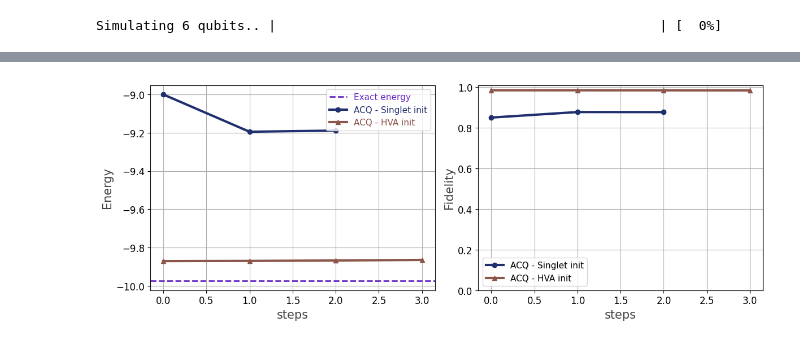
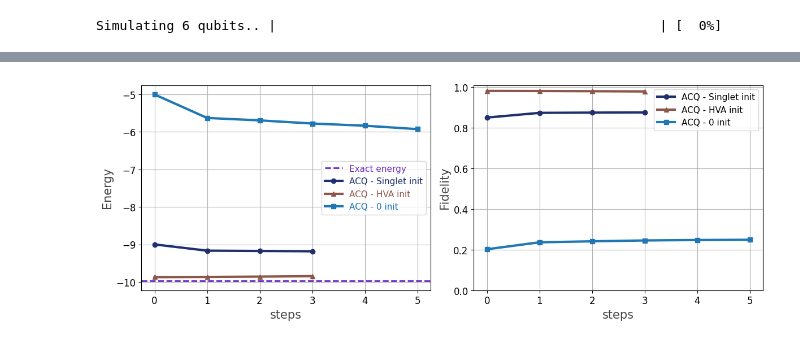
Before and after one commit to LucaYoy/ACQ, a Jupyter notebook: DBF/example_Heisenberg_DBF.ipynb, the cells around one changed output, grey strips where cells are left out. Drawn from its saved outputs; the diff is of its cells as text; code cells hidden in the pictures.

```diff
--- a/DBF/example_Heisenberg_DBF.ipynb
+++ b/DBF/example_Heisenberg_DBF.ipynb
@@ -74,6 +73,11 @@ def ansatz(qv, theta):
 
 HVA = VQEProblem(H, ansatz, 2, init_function=U_singlet)
 U_HVA = HVA.train_function(QuantumVariable(G.number_of_nodes()), depth=1, max_iter=100)
+def U_0(qv):
+    for i in range(qv.size):
+        if i%2==0:
+            x(qv[i])
+
 
 # Calculate energy for HVA
 def state_prep_hva():
@@ -85,6 +89,11 @@ def state_prep_singlet():
     qv = QuantumVariable(L)
     U_singlet(qv)
     return qv
+
+def state_prep_0():
+    qv = QuantumVariable(L)
+    U_0(qv)
+    return qv
 # %% [output]
 Simulating 6 qubits.. |                                                 | [  0%]
 # %%
@@ -149,16 +181,18 @@ results[0]['circuit_data'], results[1]['circuit_data']
 # %%
 qc_singlet = state_prep_singlet().qs.compile()
 qc_hva = state_prep_hva().qs.compile()
+qc_0 = state_prep_0().qs.compile()
 psi_0_singlet = sp.csc_matrix(np.real_if_close(get_statevector(qc_singlet,L).reshape(-1,1)))
 psi_0_hva = sp.csc_matrix(get_statevector(qc_hva,L).reshape(-1,1))
-
+psi_0 = sp.csc_matrix(get_statevector(qc_0,L).reshape(-1,1))
 #ACQ evolution
 D=4
-dt = 0.05
-N = 100
+dt = 0.1
+N = 11
 print("Computing ACQ")
 E_ACQ_singlet,psi_ACQ_singlet,indx_acq_singlet,times_acq_singlet,a_acq_singlet = evol.ACQ(L,H_acq,H_trot_acq,D,psi_0_singlet,N,dt,methodLS='LU')
 E_ACQ_hva,psi_ACQ_hva,indx_acq_hva,times_acq_hva,a_acq_hva = evol.ACQ(L,H_acq,H_trot_acq,D,psi_0_hva,N,dt,methodLS='LU')
+E_ACQ_0,psi_ACQ_0,indx_acq_0,times_acq_0,a_acq_0 = evol.ACQ(L,H_acq,H_trot_acq,D,psi_0,N,dt,methodLS='LU')
 # %% [output]
 Simulating 6 qubits.. |                                                 | [  0%]Computing ACQ
 Using Real Pauli Strings
@@ -181,11 +222,14 @@ circuit_ops_singlet = {}
 circuits_singlet = {}
 circuit_ops_hva = {}
 circuits_hva = {}
+circuit_ops_0 = {}
+circuits_0 = {}
 steps_acq_hva = len(a_acq_hva)
 steps_acq_singlet = len(a_acq_singlet)
+steps_acq_0 = len(a_acq_0)
 
 for step in range(steps_acq_singlet+1):
-    qc_singlet = build_acq_circuit_qrisp(L,D,2,PD,a_acq_singlet,times_acq_singlet,step,U_singlet,atol=1e-5,alpha=10,trotter_steps=2)
+    qc_singlet = build_acq_circuit_qrisp(L,D,2,PD,a_acq_singlet,times_acq_singlet,step,U_singlet,atol=1e-10,alpha=10,trotter_steps=2)
     tqc_singlet = qc_singlet.transpile(basis_gates=['cz','u'])
 
     circuits_singlet[step] = qc_singlet
@@ -198,6 +242,13 @@ for step in range(steps_acq_hva+1):
     circuits_hva[step] = qc_hva
     circuit_ops_hva[step] = tqc_hva.count_ops()
 
+for step in range(steps_acq_0+1):
+    qc_0 = build_acq_circuit_qrisp(L,D,2,PD,a_acq_0,times_acq_0,step,U_0,atol=1e-5,alpha=10,trotter_steps=2)
+    tqc_0 = qc_0.transpile(basis_gates=['cz','u'])
+
+    circuits_0[step] = qc_0
+    circuit_ops_0[step] = tqc_0.count_ops()
+
 results_acq = {
     'singlet': {
         'circuit_data': circuit_ops_singlet,
@@ -206,6 +257,10 @@ results_acq = {
     'HVA': {
         'circuit_data': circuit_ops_hva,
         'circuits': circuits_hva
+    },
+    '0': {
+        'circuit_data': circuit_ops_0,
+        'circuits': circuits_0
     }
 }
 # %%
@@ -216,33 +271,38 @@ fidelities_acq_singlet = [fidelity_pure(psigs, get_statevector(results_acq['sing
 
 energies_acq_hva = [compute_moments(get_statevector(results_acq['HVA']['circuits'][step],L),H_acq)[0] for step in range(steps_acq_hva+1)]
 fidelities_acq_hva = [fidelity_pure(psigs, get_statevector(results_acq['HVA']['circuits'][step],L).reshape(-1,1)) for step in range(steps_acq_hva+1)]
 
+energies_acq_0 = [compute_moments(get_statevector(results_acq['0']['circuits'][step],L),H_acq)[0] for step in range(steps_acq_0+1)]
+fidelities_acq_0 = [fidelity_pure(psigs, get_statevector(results_acq['0']['circuits'][step],L).reshape(-1,1)) for step in range(steps_acq_0+1)]
+
 fig, (ax1, ax2) = plt.subplots(1, 2, figsize=(12, 4.5))
 # Energy plot
 ax1.set_xlabel('steps', fontsize=15, color='#444444')
 ax1.set_ylabel('Energy', fontsize=15, color='#444444')
 ax1.axhline(y=E_gs, color='#6929C4', linestyle='--', linewidth=2, label='Exact energy')
 ax1.plot(range(steps_acq_singlet+1), energies_acq_singlet, c='#20306f', marker='o', linestyle='solid', linewidth=3, zorder=3, label='ACQ - Singlet init')
 ax1.plot(range(steps_acq_hva+1), energies_acq_hva, c='#8c564b', marker='^', linestyle='solid', linewidth=3, zorder=3, label='ACQ - HVA init')
+ax1.plot(range(steps_acq_0+1), energies_acq_0, c='#1f77b4', marker='s', linestyle='solid', linewidth=3, zorder=3, label='ACQ - 0 init')
 ax1.legend(fontsize=11, labelcolor='linecolor')
 ax1.tick_params(axis='both', labelsize=12)
 ax1.grid()
 
 # Fidelity plot
 ax2.set_xlabel('steps', fontsize=15, color='#444444')
 ax2.set_ylabel('Fidelity', fontsize=15, color='#444444')
 ax2.plot(range(steps_acq_singlet+1), fidelities_acq_singlet, c='#20306f', marker='o', linestyle='solid', linewidth=3, zorder=3, label='ACQ - Singlet init')
 ax2.plot(range(steps_acq_hva+1), fidelities_acq_hva, c='#8c564b', marker='^', linestyle='solid', linewidth=3, zorder=3, label='ACQ - HVA init')
+ax2.plot(range(steps_acq_0+1), fidelities_acq_0, c='#1f77b4', marker='s', linestyle='solid', linewidth=3, zorder=3, label='ACQ - 0 init')
 ax2.set_ylim(0.0, 1.01)
 ax2.legend(fontsize=11, loc='upper right')
 ax2.set_ylim(0.0, 1.01)
 ax2.legend(fontsize=11)
 ax2.tick_params(axis='both', labelsize=12)
 ax2.grid()
 
-#plt.savefig(f'TFIM_N{n_qubits}_J{J}_h{h}_steps{steps_acq}_ACQ_results.png', dpi=300, bbox_inches='tight')
+plt.savefig(f'Heisenberg_N{L}_J{1}_ACQ_D{D}_results.png', dpi=300, bbox_inches='tight')
 plt.tight_layout()
 plt.show()
 # %% [output]
-[figure, old version]
+[figure, new version]
 # %%
```
Also changed, not shown: parts of 7 cells of this notebook, 9 other files.
